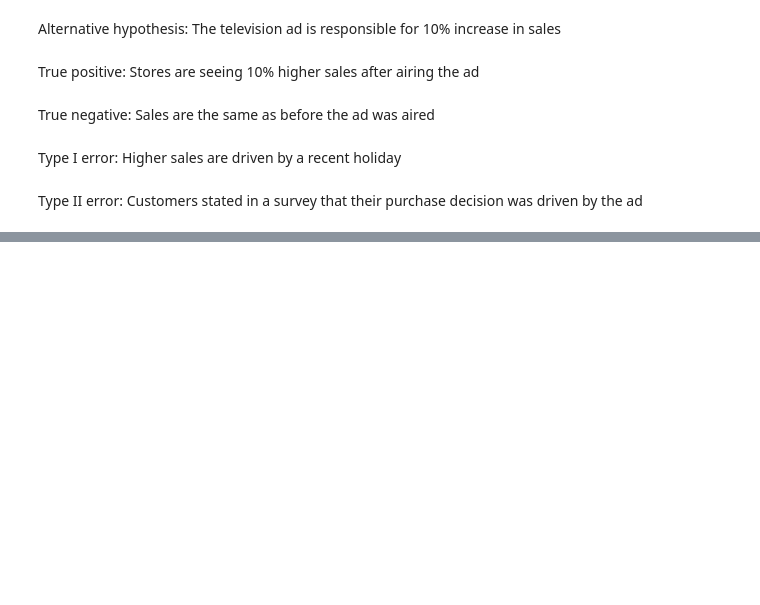
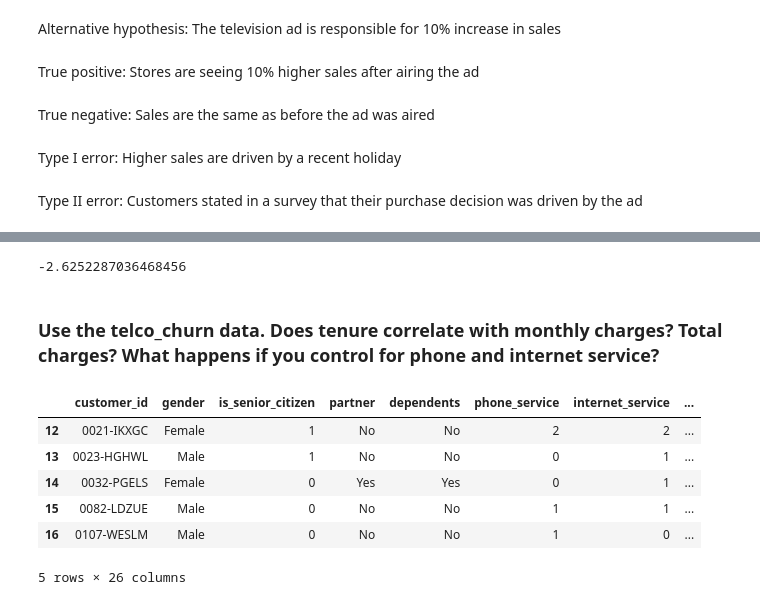
Before and after one commit to mijosa85/statistics-exercises, a Jupyter notebook: hypothesis_testing.ipynb, the cells around one changed output, grey strips where cells are left out. Drawn from its saved outputs; the diff is of its cells as text; code cells hidden in the pictures; blank space fills up the shorter version.

```diff
--- a/hypothesis_testing.ipynb
+++ b/hypothesis_testing.ipynb
@@ -44,0 +52,16 @@ Type II error: Customers stated in a survey that their purchase decision was dri
+# %%
+μ1 = 90
+std1 = 15
+μ2 = 100
+std2 = 20
+n1 = 40
+n2 = 50
+
+s_p = math.sqrt(((n1 - 1) * std1**2 + (n2 - 1) * std2**2) / (n1 + n2 - 2))
+
+t = (μ1 - μ2) / (s_p * math.sqrt(1/n1 + 1/n2))
+t
+# %% [output]
+-2.6252287036468456
+# %% [markdown]
+### Use the telco_churn data. Does tenure correlate with monthly charges? Total charges? What happens if you control for phone and internet service?
@@ -44,0 +81,10 @@ Type II error: Customers stated in a survey that their purchase decision was dri
+# %%
+telco.head()
+# %% [output]
+|  | customer_id | gender | is_senior_citizen | partner | dependents | phone_service | internet_service | ... |
+| 12 | 0021-IKXGC | Female | 1 | No | No | 2 | 2 | ... |
+| 13 | 0023-HGHWL | Male | 1 | No | No | 0 | 1 | ... |
+| 14 | 0032-PGELS | Female | 0 | Yes | Yes | 0 | 1 | ... |
+| 15 | 0082-LDZUE | Male | 0 | No | No | 1 | 1 | ... |
+| 16 | 0107-WESLM | Male | 0 | No | No | 1 | 0 | ... |
+5 rows × 26 columns
```
Also changed, not shown: parts of 9 cells of this notebook.
